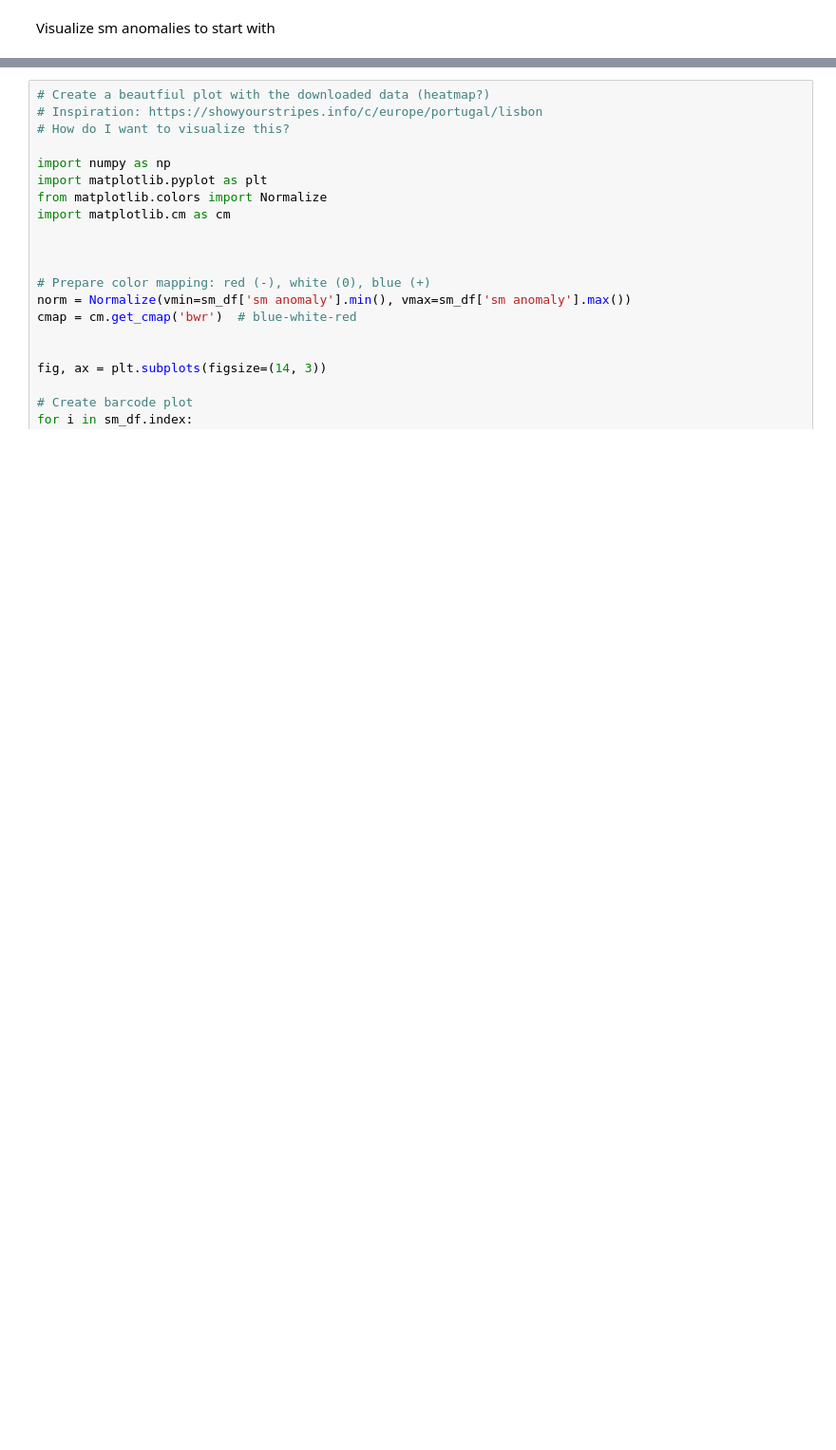
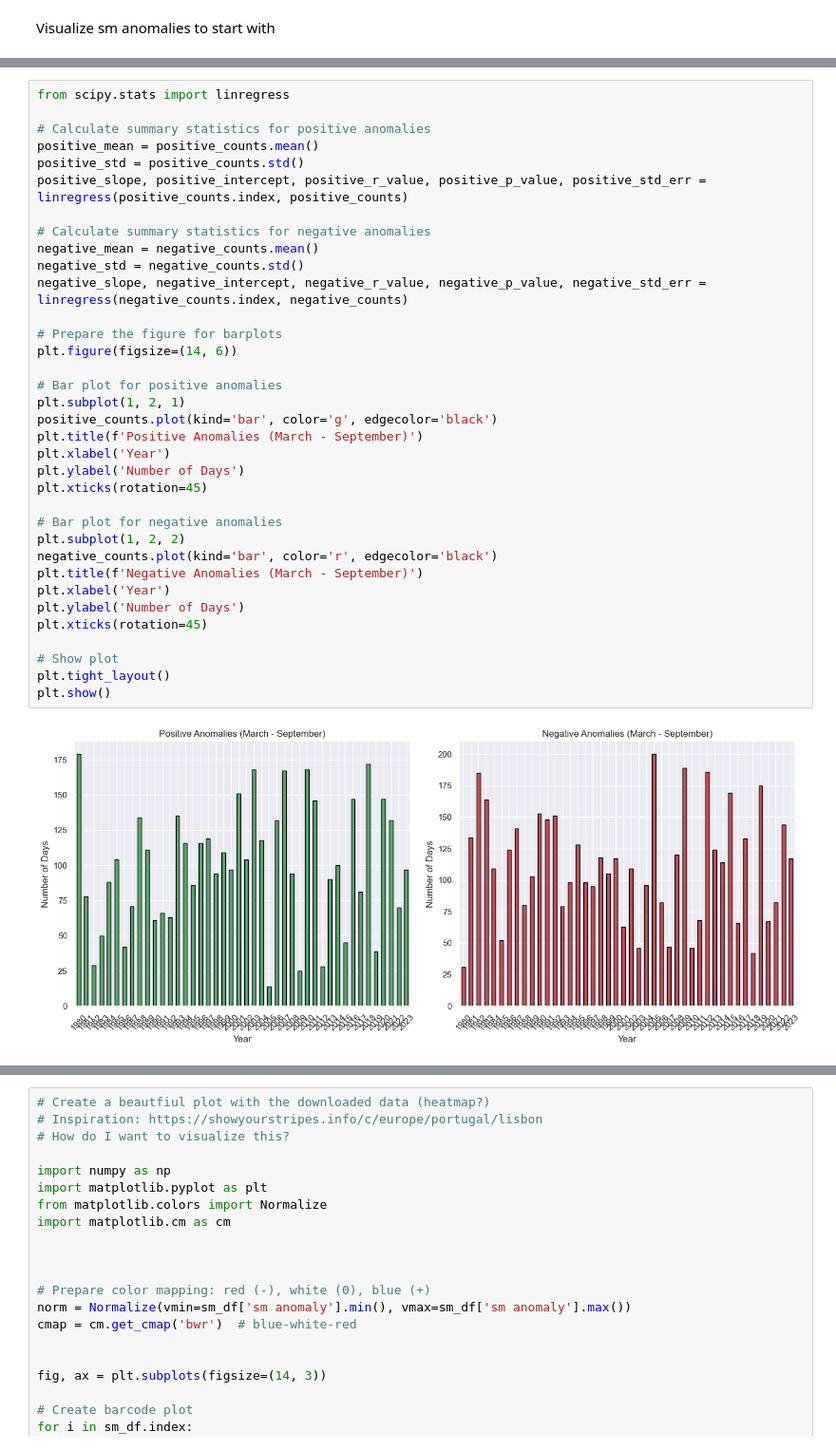
Before and after one commit to nadja1390/RAFIP, a Jupyter notebook: Climate_resilience.ipynb, the cells around one changed output, grey strips where cells are left out. Shown at 95% size. Cells and saved outputs as stored; diff of their text form; blank space fills up the shorter version.

```diff
--- a/Climate_resilience.ipynb
+++ b/Climate_resilience.ipynb
@@ -35,0 +70,37 @@ plt.show()
+# %%
+from scipy.stats import linregress
+
+# Calculate summary statistics for positive anomalies
+positive_mean = positive_counts.mean()
+positive_std = positive_counts.std()
+positive_slope, positive_intercept, positive_r_value, positive_p_value, positive_std_err = linregress(positive_counts.index, positive_counts)
+
+# Calculate summary statistics for negative anomalies
+negative_mean = negative_counts.mean()
+negative_std = negative_counts.std()
+negative_slope, negative_intercept, negative_r_value, negative_p_value, negative_std_err = linregress(negative_counts.index, negative_counts)
+
+# Prepare the figure for barplots
+plt.figure(figsize=(14, 6))
+
+# Bar plot for positive anomalies
+plt.subplot(1, 2, 1)
+positive_counts.plot(kind='bar', color='g', edgecolor='black')
+plt.title(f'Positive Anomalies (March - September)')
+plt.xlabel('Year')
+plt.ylabel('Number of Days')
+plt.xticks(rotation=45)
+
+# Bar plot for negative anomalies
+plt.subplot(1, 2, 2)
+negative_counts.plot(kind='bar', color='r', edgecolor='black')
+plt.title(f'Negative Anomalies (March - September)')
+plt.xlabel('Year')
+plt.ylabel('Number of Days')
+plt.xticks(rotation=45)
+
+# Show plot
+plt.tight_layout()
+plt.show()
+# %% [output]
+[figure, added]
```
Also changed, not shown: parts of 7 cells of this notebook.
